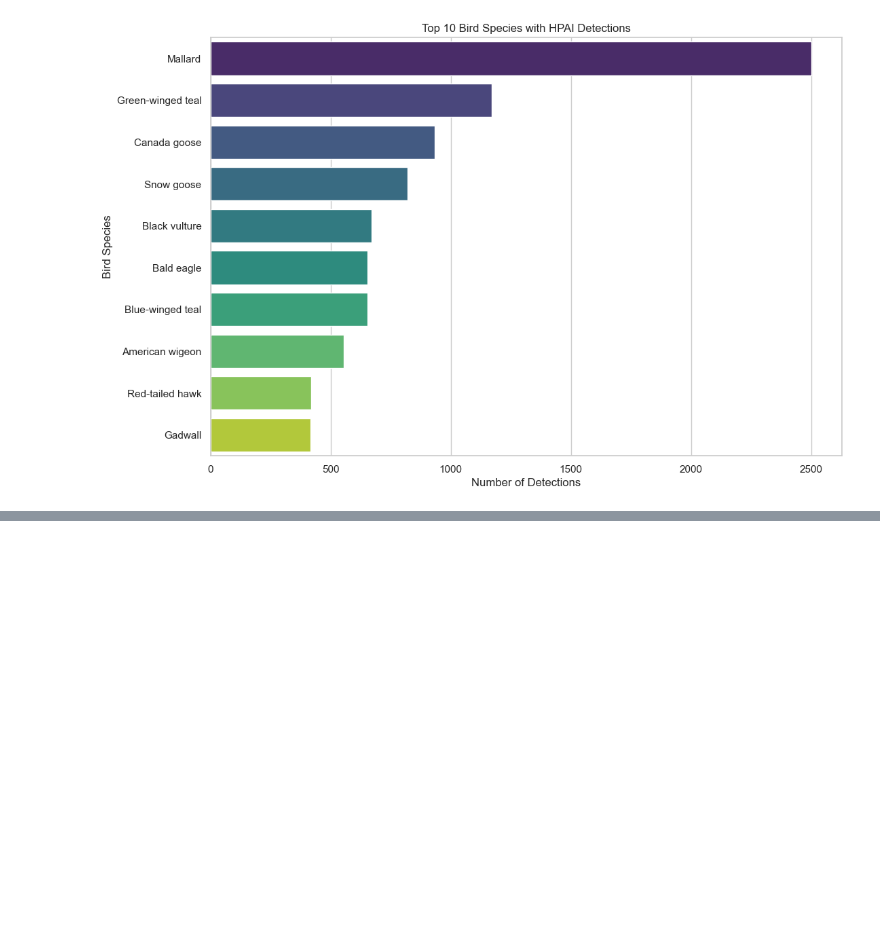
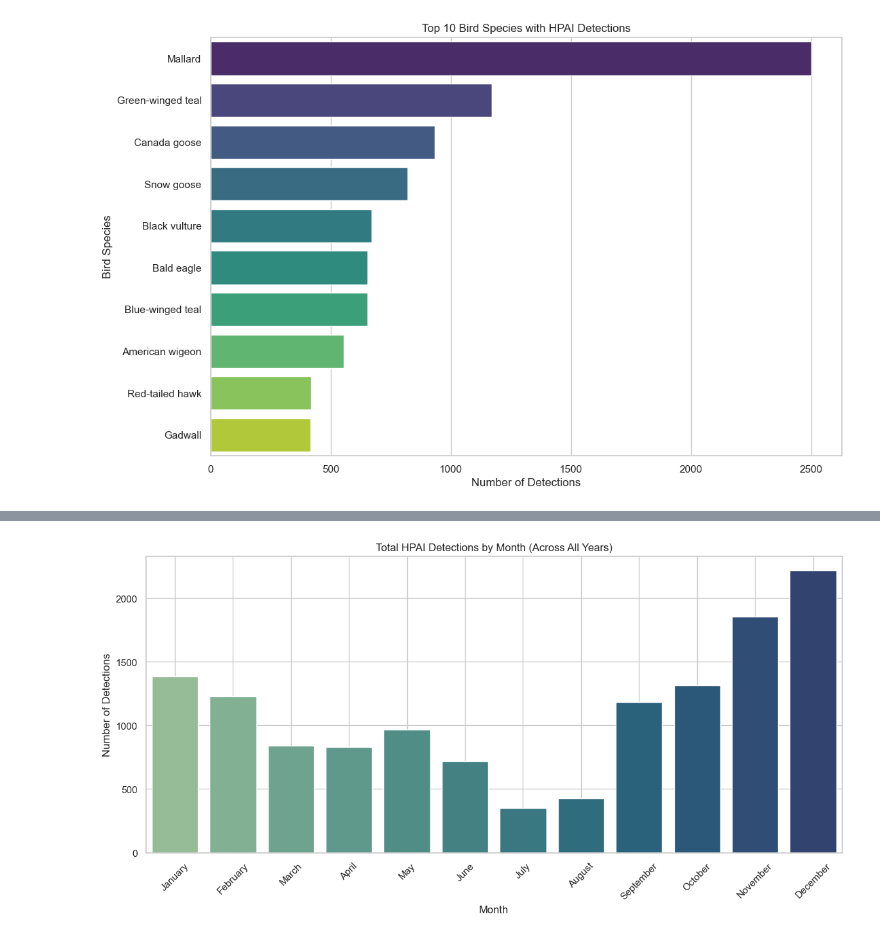
Before and after one commit to SCarterMSHI/HPAI_WILD_BIRDS_DATA_ANALYSIS, a Jupyter notebook: eda_on_usda_HPAI_wild_birds.ipynb, the cells around one changed output, grey strips where cells are left out. Drawn from its saved outputs; the diff is of its cells as text; code cells hidden in the pictures; blank space fills up the shorter version.

```diff
--- a/eda_on_usda_HPAI_wild_birds.ipynb
+++ b/eda_on_usda_HPAI_wild_birds.ipynb
@@ -215,0 +247,16 @@ plt.show()
+# %%
+# Ensure 'date_detected' is in datetime format, coerce invalid entries to handle non-date values (NaT)
+flu_data['date_detected'] = pd.to_datetime(flu_data['date_detected'], errors='coerce')
+
+# Drop rows with invalid or missing detection dates
+flu_data = flu_data.dropna(subset=['date_detected'])
+
+# Extract the year and month from the 'date_detected' column for year-based grouping
+flu_data['year'] = flu_data['date_detected'].dt.year
+flu_data['month'] = flu_data['date_detected'].dt.month_name()
+
+# Display all unique years present in the dataset
+unique_years = flu_data['year'].dropna().unique()
+unique_years.sort()
+
+print("Years in the dataset:", unique_years)
@@ -273,0 +343,32 @@ plt.show()
+# %%
+# Extract month name from 'date_detected'
+flu_data['month'] = flu_data['date_detected'].dt.month_name()
+
+# Group by month and count detections
+monthly_counts = (
+    flu_data['month']
+    .value_counts()
+    .reindex([
+        "January", "February", "March", "April", "May", "June",
+        "July", "August", "September", "October", "November", "December"
+    ])  # Ensure calendar order
+    .dropna()
+)
+
+# Initialize the bar plot
+plt.figure(figsize=(14, 6))
+sns.barplot(x=monthly_counts.index, y=monthly_counts.values, palette="crest")
+
+# Add chart title and axis labels
+plt.title("Total HPAI Detections by Month (Across All Years)")
+plt.xlabel("Month")
+plt.ylabel("Number of Detections")
+
+# Rotate x-axis labels for readability
+plt.xticks(rotation=45)
+plt.grid(True)
+
+# Display the plot
+plt.show()
+# %% [output]
+[figure, added]
```
Also changed, not shown: parts of 41 cells of this notebook, 6 other files.
